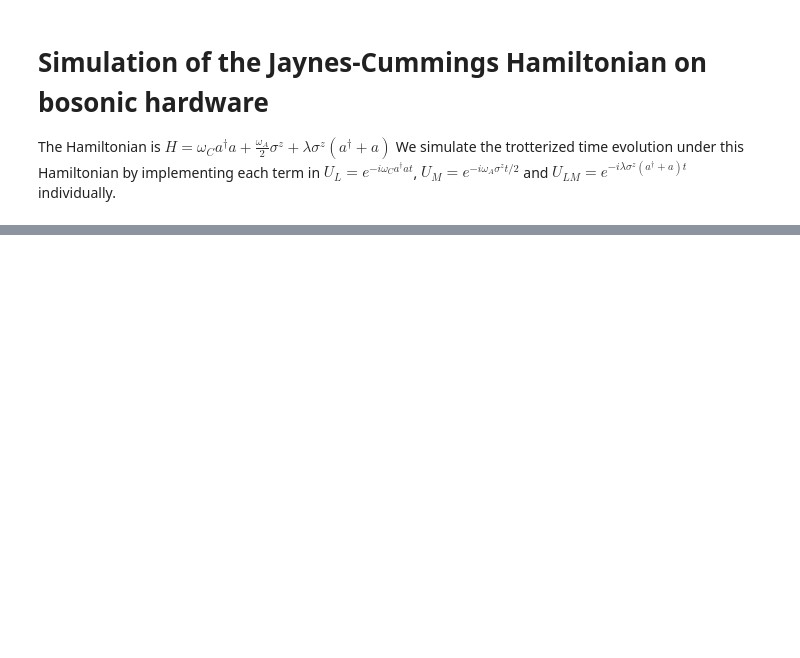
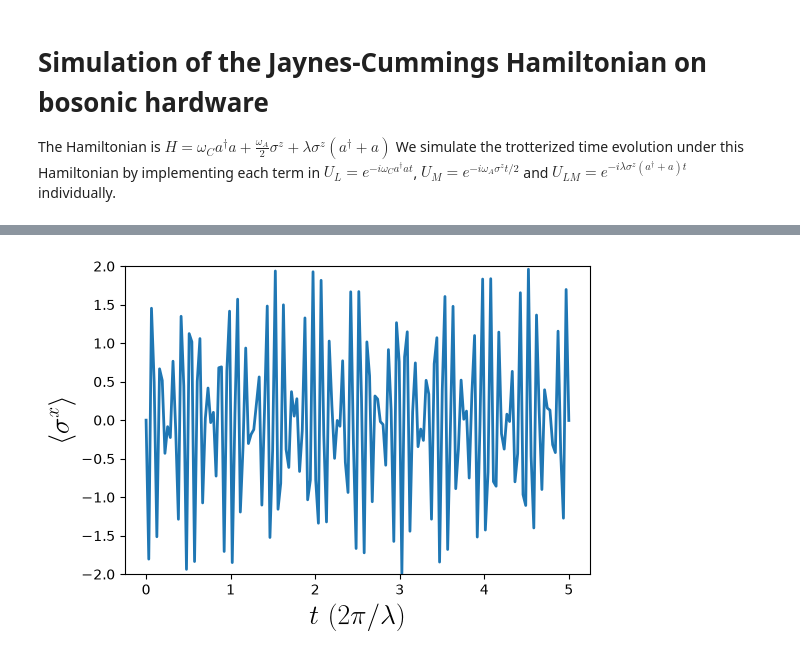
Before and after one commit to simkoi/bosonic_algo, a Jupyter notebook: JC_bosonic_hardware_dual_rail.ipynb, the cells around one changed output, grey strips where cells are left out. Cells and saved outputs as stored; diff of their text form; code cells hidden in the pictures; blank space fills up the shorter version.

```diff
--- a/JC_bosonic_hardware_dual_rail.ipynb
+++ b/JC_bosonic_hardware_dual_rail.ipynb
@@ -145,0 +204,23 @@ plt.ylim([-1.05,1.05]);
+# %%
+# Define matrices of the observables
+I_boson = circuit.ops.get_eye(boson.cutoff).toarray()
+I_ancilla = circuit.ops.get_eye(2).toarray()
+I_2 = np.eye(2)
+n_2 = np.diag([0, 1])
+s_minus_2 = np.array([[0, 1], [0, 0]])
+s_plus_2 = np.array([[0, 0], [1, 0]])
+sigmaz_spin =  np.kron(I_2, n_2) - np.kron(n_2, I_2)
+sigmax_spin =  np.kron(s_minus_2, s_plus_2) + np.kron(s_plus_2, s_minus_2)
+sigmaz = np.kron(I_ancilla, np.kron(sigmaz_spin, I_boson))
+sigmax = np.kron(I_ancilla, np.kron(sigmax_spin, I_boson))
+
+observable = [SparsePauliOp.from_operator(sigmax)] # Converting sigmax matrix to Pauli strings
+params = [] # circuit parameters
+
+
+sigma_x_expectation_baseline = []
+sigma_x_expectation_kick = []
+
+estimator = Estimator()
+
+sigma_x_traj_kick = estimate_traj(circuit_list_kick, observable, params, estimator)
@@ -145,0 +244,17 @@ plt.ylim([-1.05,1.05]);
+# %%
+#Dividing by kick strength:
+sigma_x_traj_kick = sigma_x_traj_kick/epsilon
+# %%
+fontsize = 20
+
+fig, ax = plt.subplots(1,1,figsize=(6,4))
+
+ax.plot(sampling_t_list/(2*np.pi/lam),sigma_x_traj_kick,linewidth=2)
+
+ax.set_ylabel(r'$\langle\sigma^x\rangle$',fontsize=fontsize,usetex=True);
+ax.set_xlabel(r'$t$ $(2\pi/\lambda)$',fontsize=fontsize,usetex=True);
+
+#ax.legend(loc='upper right')
+ax.set_ylim([-2,2]);
+# %% [output]
+[figure, added]
```
Also changed, not shown: parts of 16 cells of this notebook, 2 other files.
